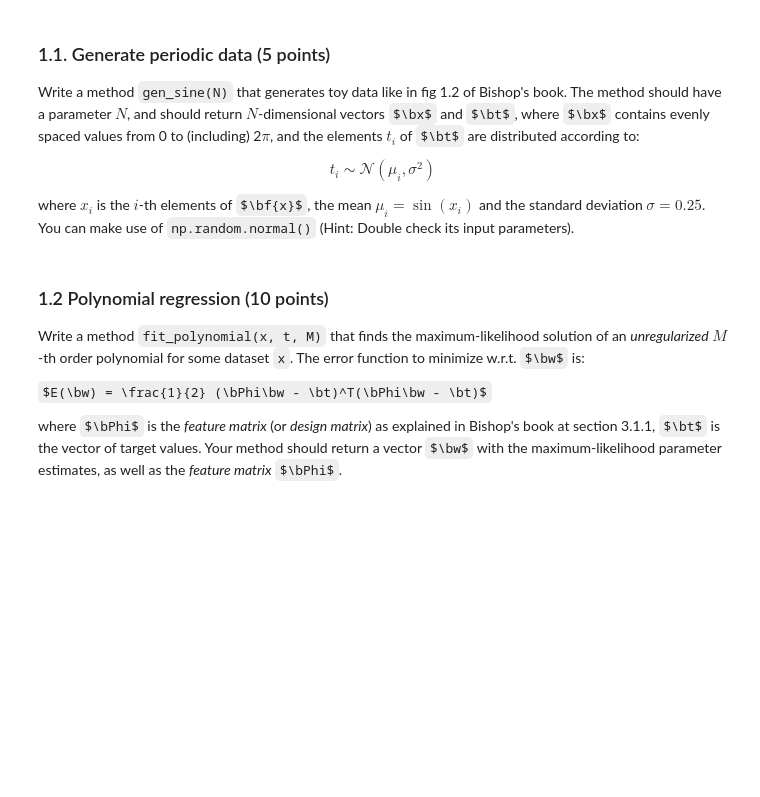
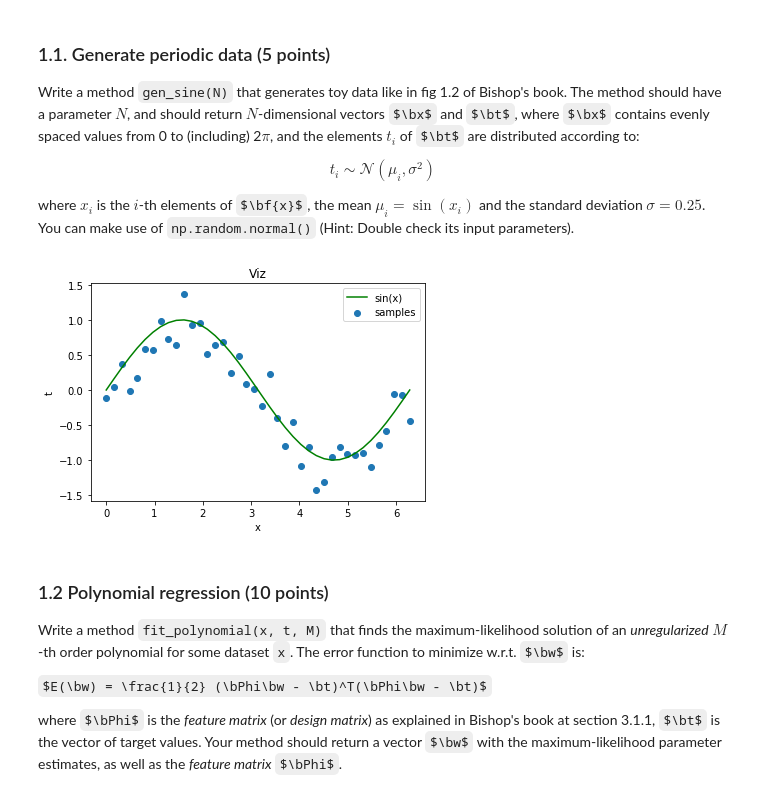
Before and after one commit to wlongxiang/MachineLearning1, a Jupyter notebook: assignments/lab/12710172_12516414_lab1.ipynb, the cells around one changed output. Drawn from its saved outputs; the diff is of its cells as text; code cells hidden in the pictures; some formulas as TeX source; blank space fills up the shorter version.

```diff
--- a/assignments/lab/12710172_12516414_lab1.ipynb
+++ b/assignments/lab/12710172_12516414_lab1.ipynb
@@ -135,6 +135,18 @@ x, t = gen_sine(N)
 
 assert x.shape == (N,), "the shape of x is incorrect"
 assert t.shape == (N,), "the shape of t is incorrect"
+# %%
+### Visualize the plot
+x, t = gen_sine(40)
+plt.scatter(x, t, label="samples")
+plt.plot(x, np.sin(x),'g', label="sin(x)")
+plt.title('Viz')
+plt.xlabel("x")
+plt.ylabel("t")
+plt.legend()
+plt.show()
+# %% [output]
+[figure, added]
 # %% [markdown]
 ### 1.2 Polynomial regression (10 points)
 
```
Also changed, not shown: parts of 13 cells of this notebook, 1 other file.
